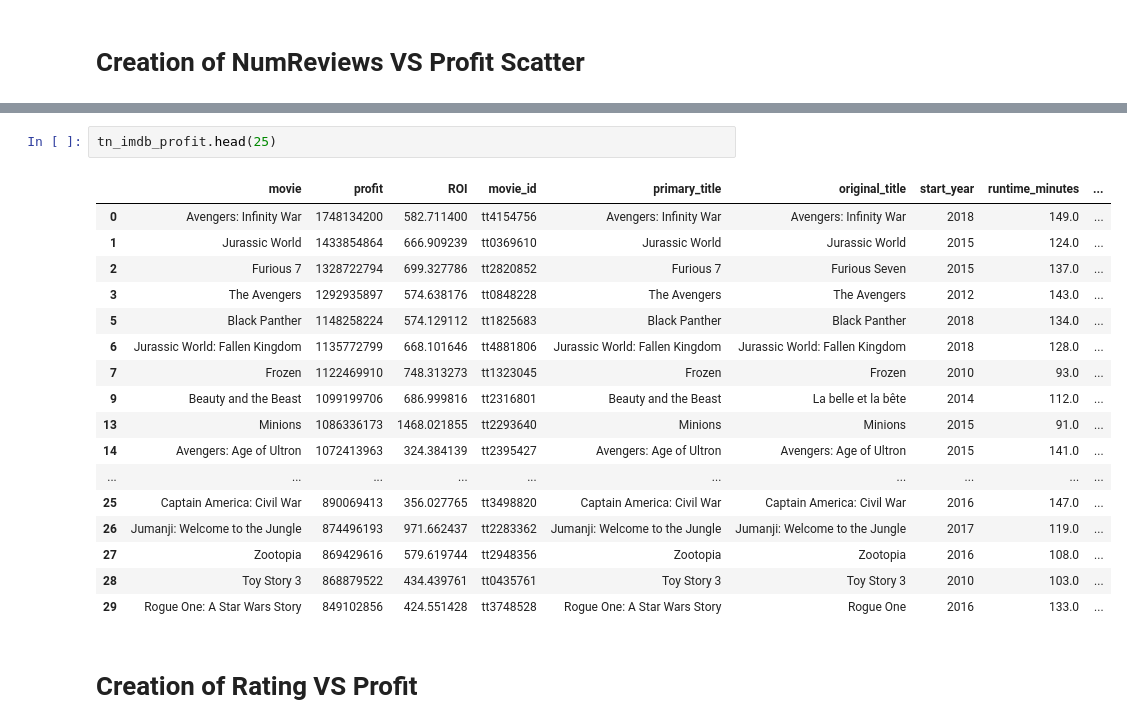
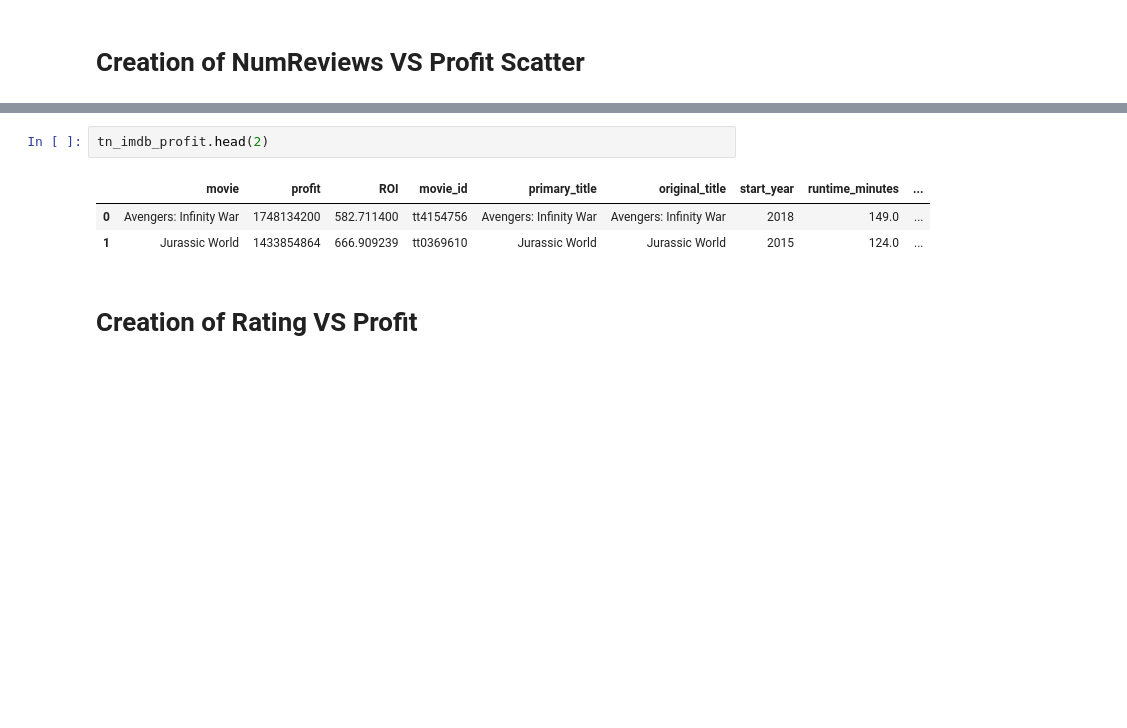
Before and after one commit to JordanMang/phase_1_id10t_team, a Jupyter notebook: working_jupyter_notebooks/Jordan_Reviews_Notebook.ipynb, the cells around one changed output, grey strips where cells are left out. Cells and saved outputs as stored; diff of their text form; blank space fills up the shorter version.

```diff
--- a/working_jupyter_notebooks/Jordan_Reviews_Notebook.ipynb
+++ b/working_jupyter_notebooks/Jordan_Reviews_Notebook.ipynb
@@ -277,23 +274,9 @@ plt.show();
 # %%
-tn_imdb_profit.head(25)
+tn_imdb_profit.head(2)
 # %% [output]
 |  | movie | profit | ROI | movie_id | primary_title | original_title | start_year | runtime_minutes | ... |
 | 0 | Avengers: Infinity War | 1748134200 | 582.711400 | tt4154756 | Avengers: Infinity War | Avengers: Infinity War | 2018 | 149.0 | ... |
 | 1 | Jurassic World | 1433854864 | 666.909239 | tt0369610 | Jurassic World | Jurassic World | 2015 | 124.0 | ... |
-| 2 | Furious 7 | 1328722794 | 699.327786 | tt2820852 | Furious 7 | Furious Seven | 2015 | 137.0 | ... |
-| 3 | The Avengers | 1292935897 | 574.638176 | tt0848228 | The Avengers | The Avengers | 2012 | 143.0 | ... |
-| 5 | Black Panther | 1148258224 | 574.129112 | tt1825683 | Black Panther | Black Panther | 2018 | 134.0 | ... |
-| 6 | Jurassic World: Fallen Kingdom | 1135772799 | 668.101646 | tt4881806 | Jurassic World: Fallen Kingdom | Jurassic World: Fallen Kingdom | 2018 | 128.0 | ... |
-| 7 | Frozen | 1122469910 | 748.313273 | tt1323045 | Frozen | Frozen | 2010 | 93.0 | ... |
-| 9 | Beauty and the Beast | 1099199706 | 686.999816 | tt2316801 | Beauty and the Beast | La belle et la bête | 2014 | 112.0 | ... |
-| 13 | Minions | 1086336173 | 1468.021855 | tt2293640 | Minions | Minions | 2015 | 91.0 | ... |
-| 14 | Avengers: Age of Ultron | 1072413963 | 324.384139 | tt2395427 | Avengers: Age of Ultron | Avengers: Age of Ultron | 2015 | 141.0 | ... |
-| ... | ... | ... | ... | ... | ... | ... | ... | ... | ... |
-| 25 | Captain America: Civil War | 890069413 | 356.027765 | tt3498820 | Captain America: Civil War | Captain America: Civil War | 2016 | 147.0 | ... |
-| 26 | Jumanji: Welcome to the Jungle | 874496193 | 971.662437 | tt2283362 | Jumanji: Welcome to the Jungle | Jumanji: Welcome to the Jungle | 2017 | 119.0 | ... |
-| 27 | Zootopia | 869429616 | 579.619744 | tt2948356 | Zootopia | Zootopia | 2016 | 108.0 | ... |
-| 28 | Toy Story 3 | 868879522 | 434.439761 | tt0435761 | Toy Story 3 | Toy Story 3 | 2010 | 103.0 | ... |
-| 29 | Rogue One: A Star Wars Story | 849102856 | 424.551428 | tt3748528 | Rogue One: A Star Wars Story | Rogue One | 2016 | 133.0 | ... |
 # %% [markdown]
 # Creation of Rating VS Profit
 # %%
```
Also changed, not shown: parts of 24 cells of this notebook, 1 other file.
